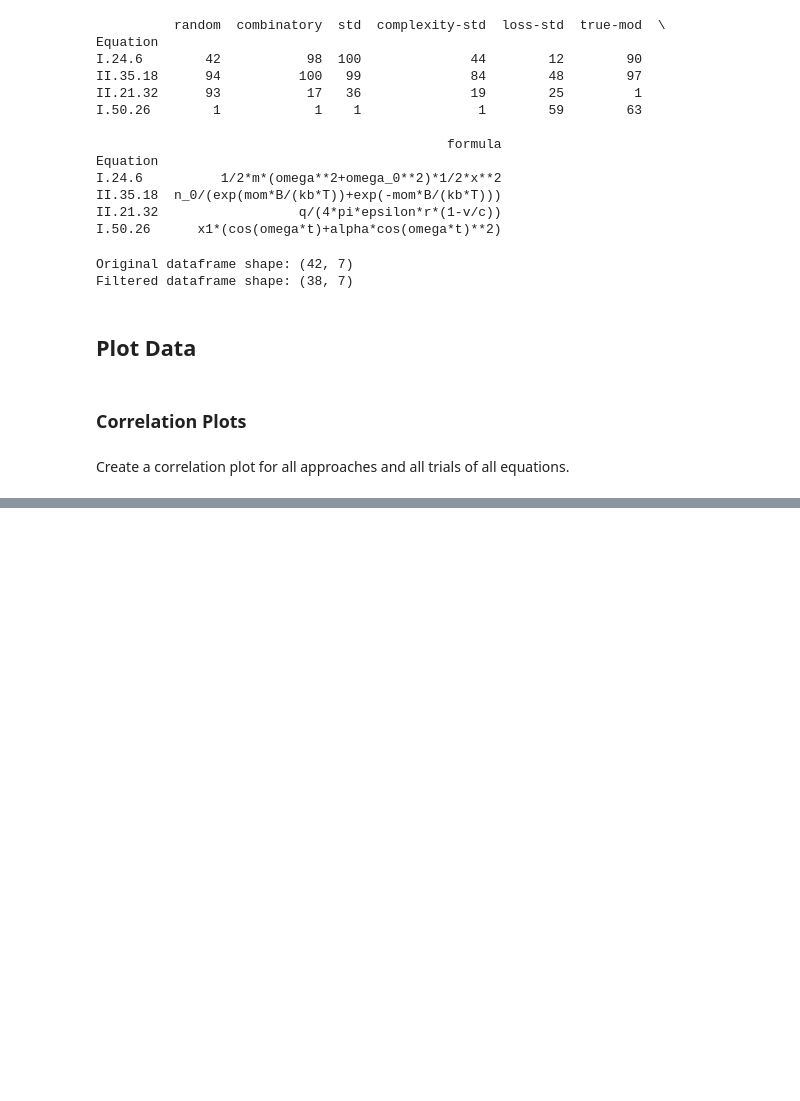
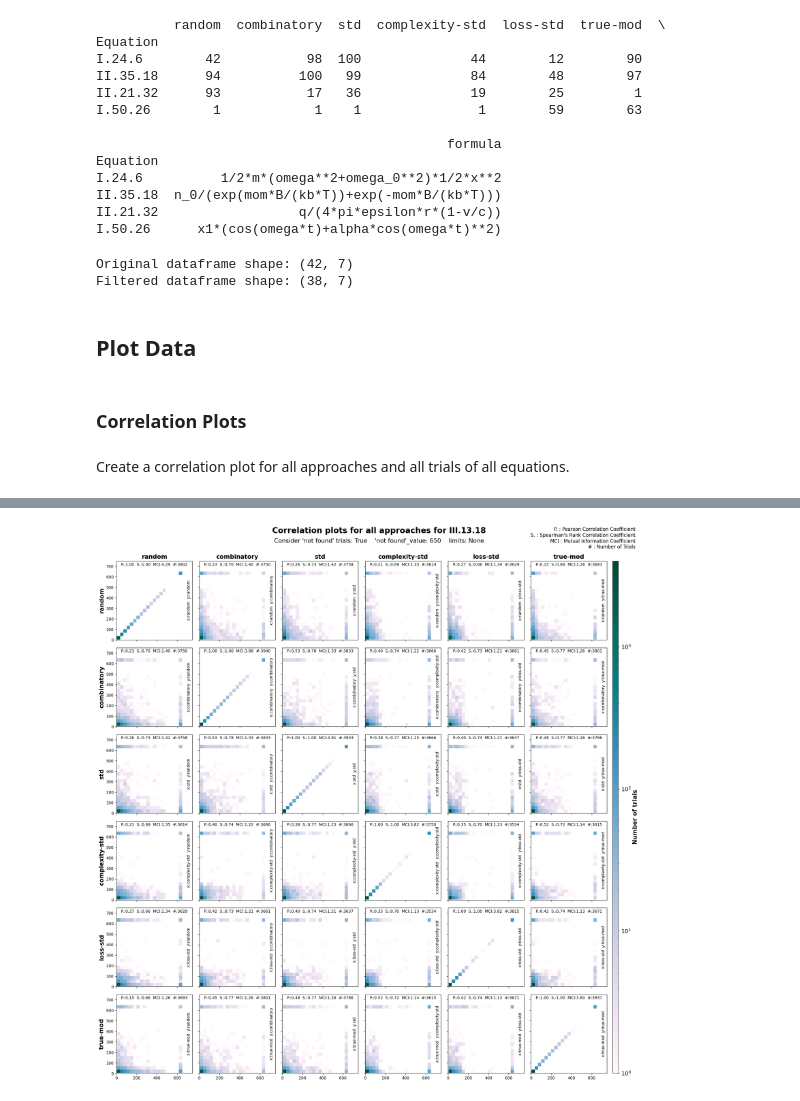
Before and after one commit to FrederikBornemann/SyReAL, a Jupyter notebook: notebooks/data_analysis.ipynb, the cells around one changed output, grey strips where cells are left out. Drawn from its saved outputs; the diff is of its cells as text; code cells hidden in the pictures; blank space fills up the shorter version.

```diff
--- a/notebooks/data_analysis.ipynb
+++ b/notebooks/data_analysis.ipynb
@@ -262,0 +301,4 @@ correlation_plot_comparison(trial_summary_dict)
+# %%
+correlation_plot_comparison(trial_summary_dict, equation='III.13.18')
+# %% [output]
+[figure, added]
```
Also changed, not shown: parts of 7 cells of this notebook, 2 other files.
